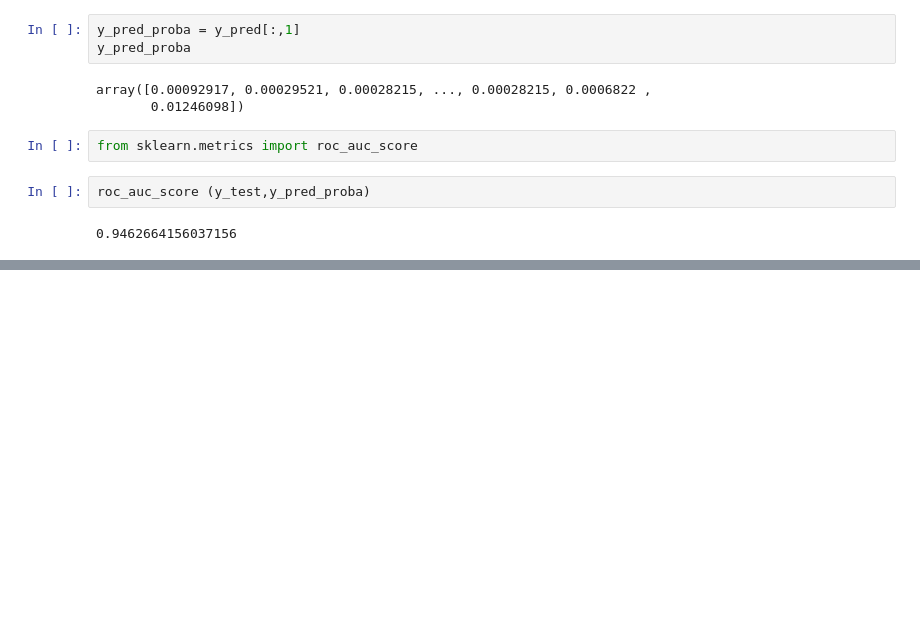
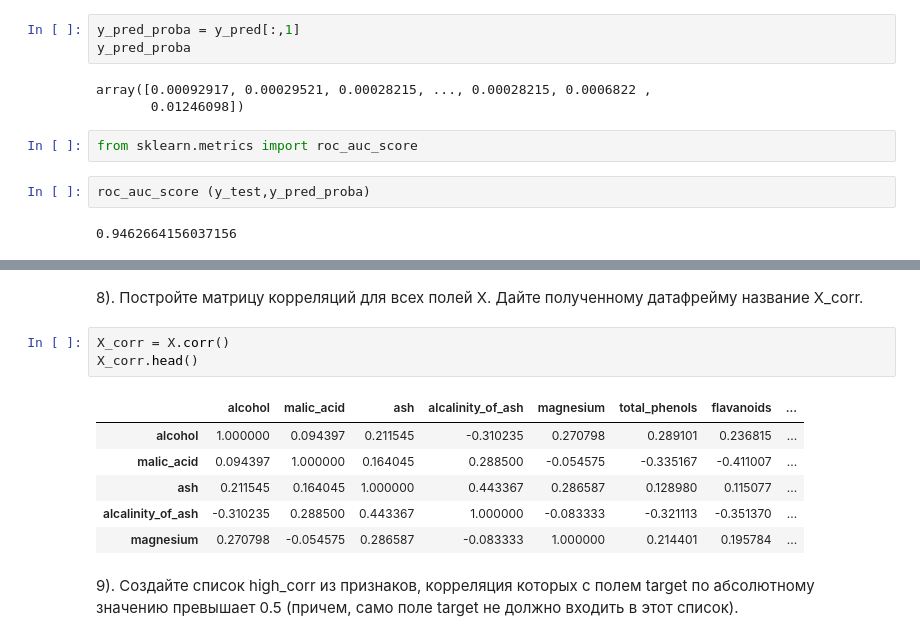
Before and after one commit to Sobolp/GB_PythonForDataScience, a Jupyter notebook: HW4.ipynb, the cells around one changed output, grey strips where cells are left out. Cells and saved outputs as stored; diff of their text form; blank space fills up the shorter version.

```diff
--- a/HW4.ipynb
+++ b/HW4.ipynb
@@ -322,0 +428,14 @@ roc_auc_score (y_test,y_pred_proba)
+# %% [markdown]
+8). Постройте матрицу корреляций для всех полей X. Дайте полученному датафрейму название X_corr.
+# %%
+X_corr = X.corr()
+X_corr.head()
+# %% [output]
+|  | alcohol | malic_acid | ash | alcalinity_of_ash | magnesium | total_phenols | flavanoids | ... |
+| alcohol | 1.000000 | 0.094397 | 0.211545 | -0.310235 | 0.270798 | 0.289101 | 0.236815 | ... |
+| malic_acid | 0.094397 | 1.000000 | 0.164045 | 0.288500 | -0.054575 | -0.335167 | -0.411007 | ... |
+| ash | 0.211545 | 0.164045 | 1.000000 | 0.443367 | 0.286587 | 0.128980 | 0.115077 | ... |
+| alcalinity_of_ash | -0.310235 | 0.288500 | 0.443367 | 1.000000 | -0.083333 | -0.321113 | -0.351370 | ... |
+| magnesium | 0.270798 | -0.054575 | 0.286587 | -0.083333 | 1.000000 | 0.214401 | 0.195784 | ... |
+# %% [markdown]
+9). Создайте список high_corr из признаков, корреляция которых с полем target по абсолютному значению превышает 0.5 (причем, само поле target не должно входить в этот список).
```
Also changed, not shown: parts of 21 cells of this notebook.
